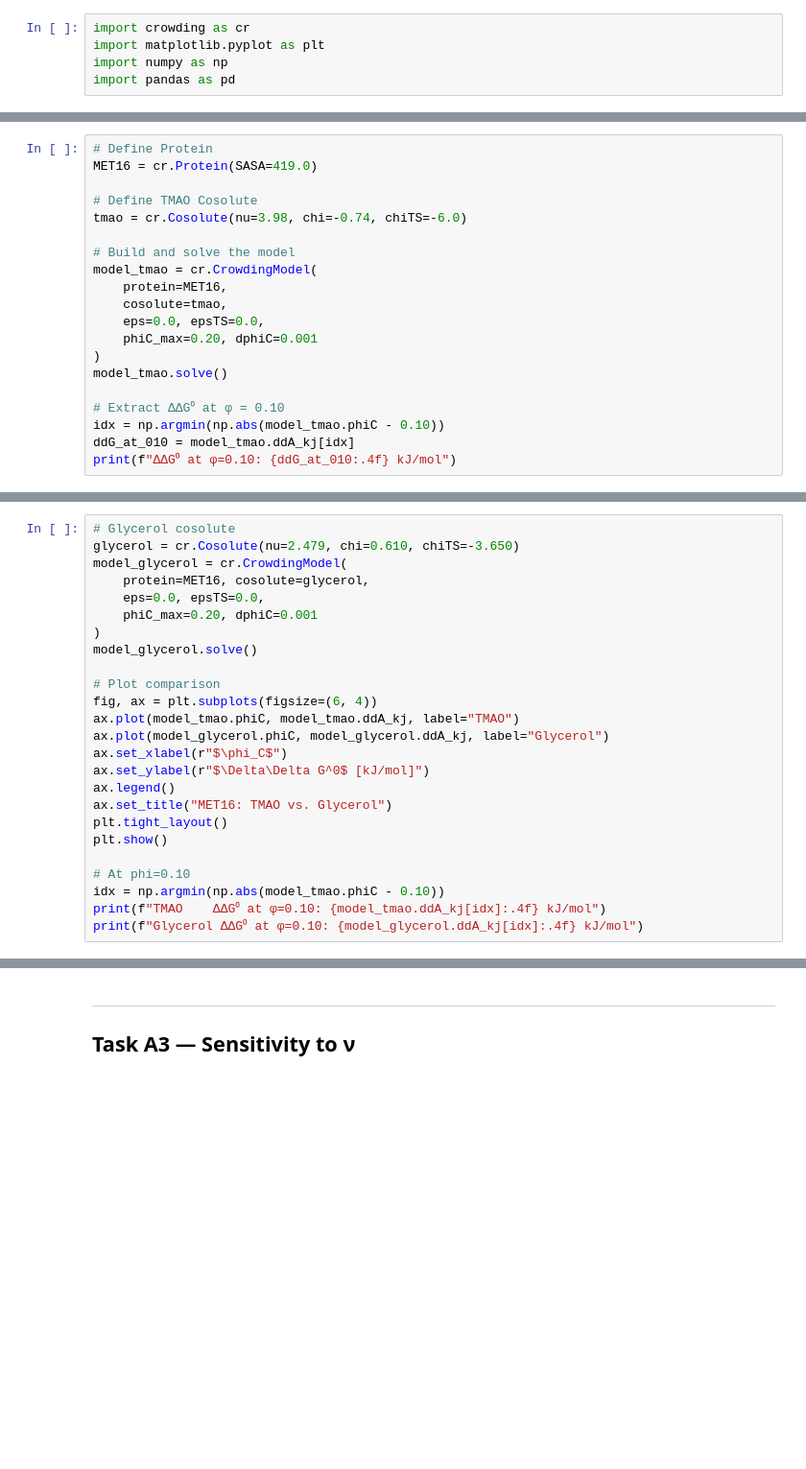
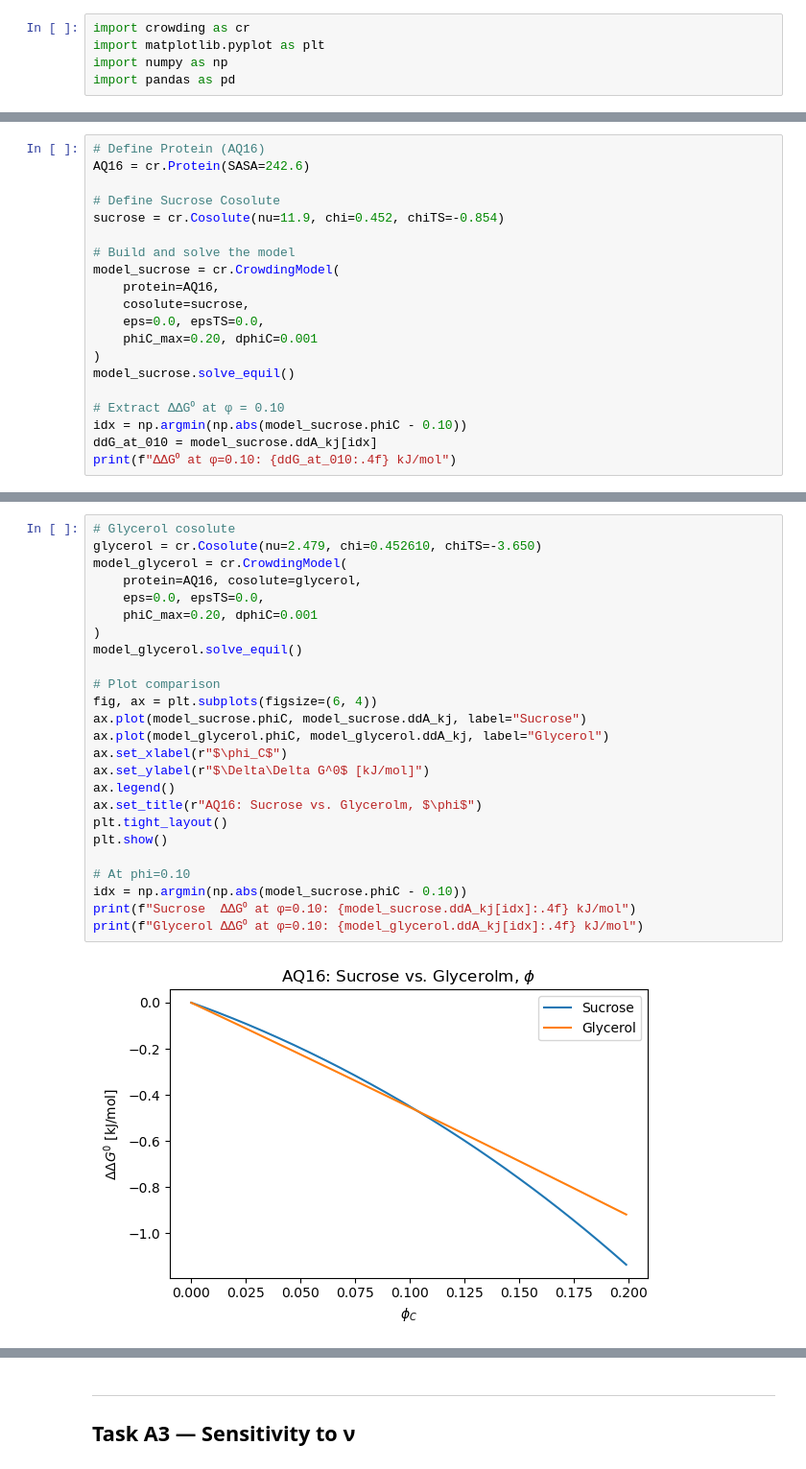
Before and after one commit to gilIolgenblum/CrowdingModeWorkshop, a Jupyter notebook: tutorials/solutions/E1_forward_simulation_solution.ipynb, the cells around one changed output, grey strips where cells are left out. Shown at 96% size. Saved outputs shown, nothing was run; the diff lists cells and outputs as text; blank space fills up the shorter version.

```diff
--- a/tutorials/solutions/E1_forward_simulation_solution.ipynb
+++ b/tutorials/solutions/E1_forward_simulation_solution.ipynb
@@ -18,20 +45,20 @@ import pandas as pd
 # %%
-# Define Protein
-MET16 = cr.Protein(SASA=419.0)
+# Define Protein (AQ16)
+AQ16 = cr.Protein(SASA=242.6)
 
-# Define TMAO Cosolute
-tmao = cr.Cosolute(nu=3.98, chi=-0.74, chiTS=-6.0)
+# Define Sucrose Cosolute
+sucrose = cr.Cosolute(nu=11.9, chi=0.452, chiTS=-0.854)
 
 # Build and solve the model
-model_tmao = cr.CrowdingModel(
-    protein=MET16,
-    cosolute=tmao,
+model_sucrose = cr.CrowdingModel(
+    protein=AQ16,
+    cosolute=sucrose,
     eps=0.0, epsTS=0.0,
     phiC_max=0.20, dphiC=0.001
 )
-model_tmao.solve()
+model_sucrose.solve_equil()
 
 # Extract ΔΔG⁰ at φ = 0.10
-idx = np.argmin(np.abs(model_tmao.phiC - 0.10))
-ddG_at_010 = model_tmao.ddA_kj[idx]
+idx = np.argmin(np.abs(model_sucrose.phiC - 0.10))
+ddG_at_010 = model_sucrose.ddA_kj[idx]
 print(f"ΔΔG⁰ at φ=0.10: {ddG_at_010:.4f} kJ/mol")
@@ -41,25 +84,27 @@ print(f"ΔΔG⁰ at φ=0.10: {ddG_at_010:.4f} kJ/mol")
 # %%
 # Glycerol cosolute
-glycerol = cr.Cosolute(nu=2.479, chi=0.610, chiTS=-3.650)
+glycerol = cr.Cosolute(nu=2.479, chi=0.452610, chiTS=-3.650)
 model_glycerol = cr.CrowdingModel(
-    protein=MET16, cosolute=glycerol,
+    protein=AQ16, cosolute=glycerol,
     eps=0.0, epsTS=0.0,
     phiC_max=0.20, dphiC=0.001
 )
-model_glycerol.solve()
+model_glycerol.solve_equil()
 
 # Plot comparison
 fig, ax = plt.subplots(figsize=(6, 4))
-ax.plot(model_tmao.phiC, model_tmao.ddA_kj, label="TMAO")
+ax.plot(model_sucrose.phiC, model_sucrose.ddA_kj, label="Sucrose")
 ax.plot(model_glycerol.phiC, model_glycerol.ddA_kj, label="Glycerol")
 ax.set_xlabel(r"$\phi_C$")
 ax.set_ylabel(r"$\Delta\Delta G^0$ [kJ/mol]")
 ax.legend()
-ax.set_title("MET16: TMAO vs. Glycerol")
+ax.set_title(r"AQ16: Sucrose vs. Glycerolm, $\phi$")
 plt.tight_layout()
 plt.show()
 
 # At phi=0.10
-idx = np.argmin(np.abs(model_tmao.phiC - 0.10))
-print(f"TMAO    ΔΔG⁰ at φ=0.10: {model_tmao.ddA_kj[idx]:.4f} kJ/mol")
+idx = np.argmin(np.abs(model_sucrose.phiC - 0.10))
+print(f"Sucrose  ΔΔG⁰ at φ=0.10: {model_sucrose.ddA_kj[idx]:.4f} kJ/mol")
 print(f"Glycerol ΔΔG⁰ at φ=0.10: {model_glycerol.ddA_kj[idx]:.4f} kJ/mol")
+# %% [output]
+[figure, added]
```
Also changed, not shown: parts of 13 cells of this notebook, 6 other files.
